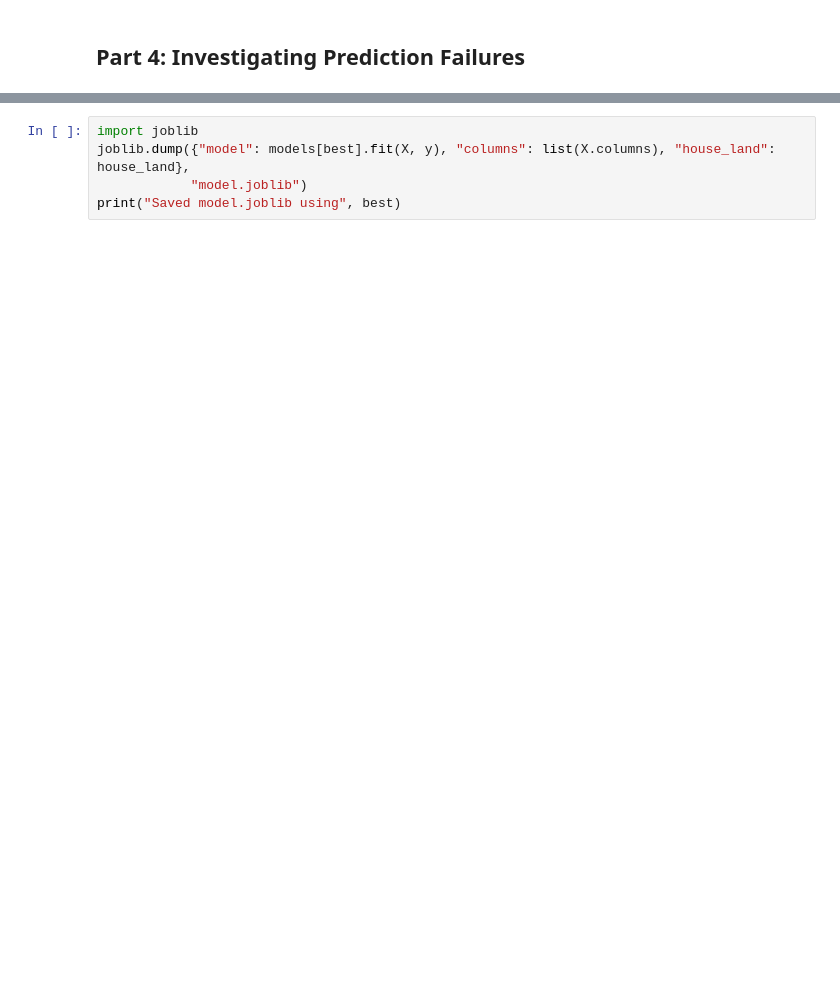
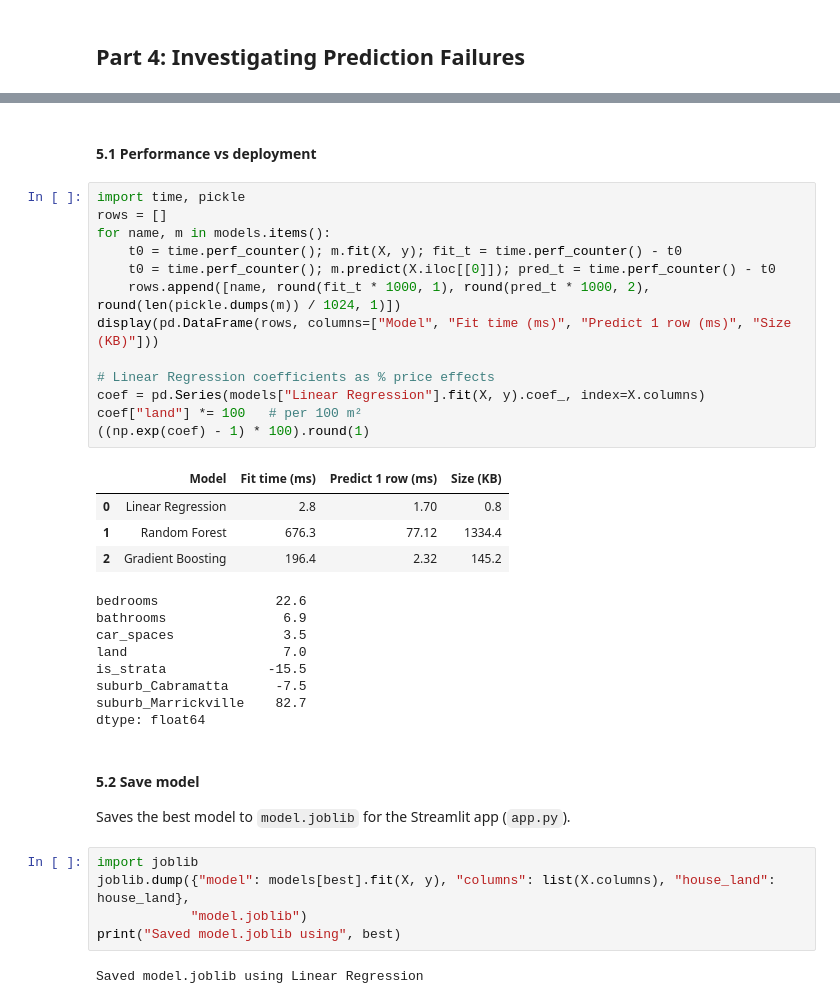
Before and after one commit to Tru0ngk1eT/sydney-housing-price-prediction, a Jupyter notebook: 8.1D.ipynb, the cells around one changed output, grey strips where cells are left out. Cells and saved outputs as stored; diff of their text form; blank space fills up the shorter version.

```diff
--- a/8.1D.ipynb
+++ b/8.1D.ipynb
@@ -153,5 +249,39 @@ Saves the best model to `model.joblib` for the Streamlit app (`app.py`).
+# %% [markdown]
+#### 5.1 Performance vs deployment
+# %%
+import time, pickle
+rows = []
+for name, m in models.items():
+    t0 = time.perf_counter(); m.fit(X, y); fit_t = time.perf_counter() - t0
+    t0 = time.perf_counter(); m.predict(X.iloc[[0]]); pred_t = time.perf_counter() - t0
+    rows.append([name, round(fit_t * 1000, 1), round(pred_t * 1000, 2), round(len(pickle.dumps(m)) / 1024, 1)])
+display(pd.DataFrame(rows, columns=["Model", "Fit time (ms)", "Predict 1 row (ms)", "Size (KB)"]))
+
+# Linear Regression coefficients as % price effects
+coef = pd.Series(models["Linear Regression"].fit(X, y).coef_, index=X.columns)
+coef["land"] *= 100   # per 100 m²
+((np.exp(coef) - 1) * 100).round(1)
+# %% [output]
+|  | Model | Fit time (ms) | Predict 1 row (ms) | Size (KB) |
+| 0 | Linear Regression | 2.8 | 1.70 | 0.8 |
+| 1 | Random Forest | 676.3 | 77.12 | 1334.4 |
+| 2 | Gradient Boosting | 196.4 | 2.32 | 145.2 |
+bedrooms               22.6
+bathrooms               6.9
+car_spaces              3.5
+land                    7.0
+is_strata             -15.5
+suburb_Cabramatta      -7.5
+suburb_Marrickville    82.7
+dtype: float64
+# %% [markdown]
+#### 5.2 Save model
+
+Saves the best model to `model.joblib` for the Streamlit app (`app.py`).
 # %%
 import joblib
 joblib.dump({"model": models[best].fit(X, y), "columns": list(X.columns), "house_land": house_land},
             "model.joblib")
 print("Saved model.joblib using", best)
+# %% [output]
+Saved model.joblib using Linear Regression
```
Also changed, not shown: parts of 17 cells of this notebook, 3 other files.
